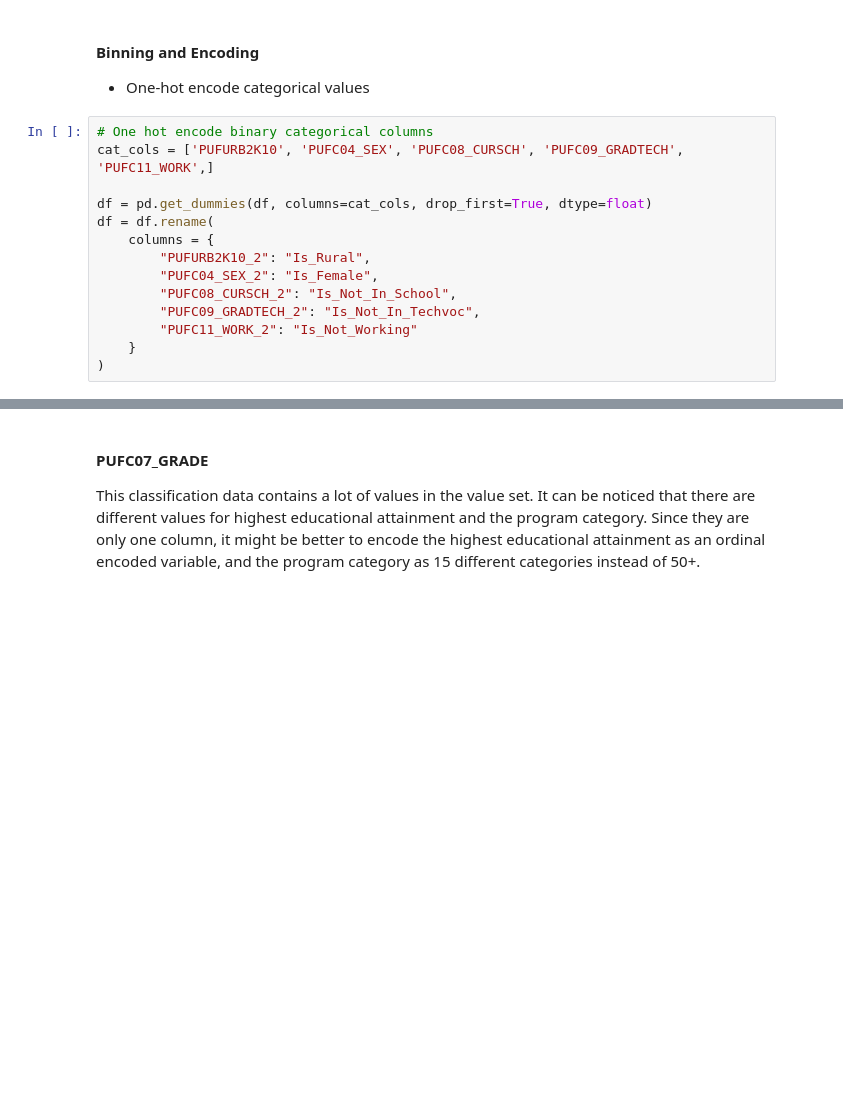
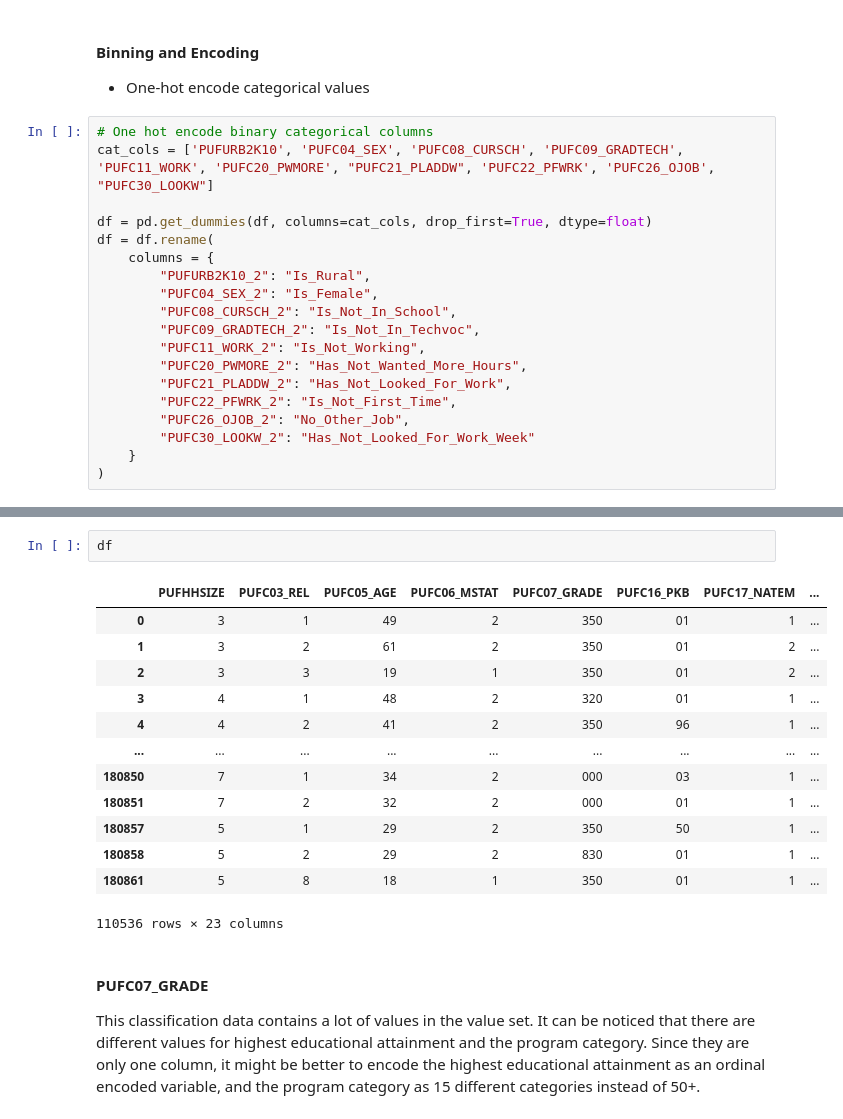
Before and after one commit to tinySculpture/STINTSY-Project, a Jupyter notebook: Project_Labor_Force_Survey-colab.ipynb, the cells around one changed output, grey strips where cells are left out. Saved outputs shown, nothing was run; the diff lists cells and outputs as text; blank space fills up the shorter version.

```diff
--- a/Project_Labor_Force_Survey-colab.ipynb
+++ b/Project_Labor_Force_Survey-colab.ipynb
@@ -228,7 +229,7 @@ Duplicates after dropping:  0
 - One-hot encode categorical values
 # %%
 # One hot encode binary categorical columns
-cat_cols = ['PUFURB2K10', 'PUFC04_SEX', 'PUFC08_CURSCH', 'PUFC09_GRADTECH', 'PUFC11_WORK',]
+cat_cols = ['PUFURB2K10', 'PUFC04_SEX', 'PUFC08_CURSCH', 'PUFC09_GRADTECH', 'PUFC11_WORK', 'PUFC20_PWMORE', "PUFC21_PLADDW", 'PUFC22_PFWRK', 'PUFC26_OJOB', "PUFC30_LOOKW"]
 
 df = pd.get_dummies(df, columns=cat_cols, drop_first=True, dtype=float)
 df = df.rename(
@@ -237,6 +238,11 @@ df = df.rename(
         "PUFC04_SEX_2": "Is_Female",
         "PUFC08_CURSCH_2": "Is_Not_In_School",
         "PUFC09_GRADTECH_2": "Is_Not_In_Techvoc",
-        "PUFC11_WORK_2": "Is_Not_Working"
+        "PUFC11_WORK_2": "Is_Not_Working",
+        "PUFC20_PWMORE_2": "Has_Not_Wanted_More_Hours",
+        "PUFC21_PLADDW_2": "Has_Not_Looked_For_Work",
+        "PUFC22_PFWRK_2": "Is_Not_First_Time",
+        "PUFC26_OJOB_2": "No_Other_Job",
+        "PUFC30_LOOKW_2": "Has_Not_Looked_For_Work_Week"
     }
 )
@@ -243,3 +259,19 @@ df = df.rename(
+# %%
+df
+# %% [output]
+|  | PUFHHSIZE | PUFC03_REL | PUFC05_AGE | PUFC06_MSTAT | PUFC07_GRADE | PUFC16_PKB | PUFC17_NATEM | ... |
+| 0 | 3 | 1 | 49 | 2 | 350 | 01 | 1 | ... |
+| 1 | 3 | 2 | 61 | 2 | 350 | 01 | 2 | ... |
+| 2 | 3 | 3 | 19 | 1 | 350 | 01 | 2 | ... |
+| 3 | 4 | 1 | 48 | 2 | 320 | 01 | 1 | ... |
+| 4 | 4 | 2 | 41 | 2 | 350 | 96 | 1 | ... |
+| ... | ... | ... | ... | ... | ... | ... | ... | ... |
+| 180850 | 7 | 1 | 34 | 2 | 000 | 03 | 1 | ... |
+| 180851 | 7 | 2 | 32 | 2 | 000 | 01 | 1 | ... |
+| 180857 | 5 | 1 | 29 | 2 | 350 | 50 | 1 | ... |
+| 180858 | 5 | 2 | 29 | 2 | 830 | 01 | 1 | ... |
+| 180861 | 5 | 8 | 18 | 1 | 350 | 01 | 1 | ... |
+110536 rows × 23 columns
 # %% [markdown]
 #### PUFC07_GRADE
 This classification data contains a lot of values in the value set. It can be noticed that there are different values for highest educational attainment and the program category. Since they are only one column, it might be better to encode the highest educational attainment as an ordinal encoded variable, and the program category as 15 different categories instead of 50+.
```
Also changed, not shown: parts of 35 cells of this notebook.
